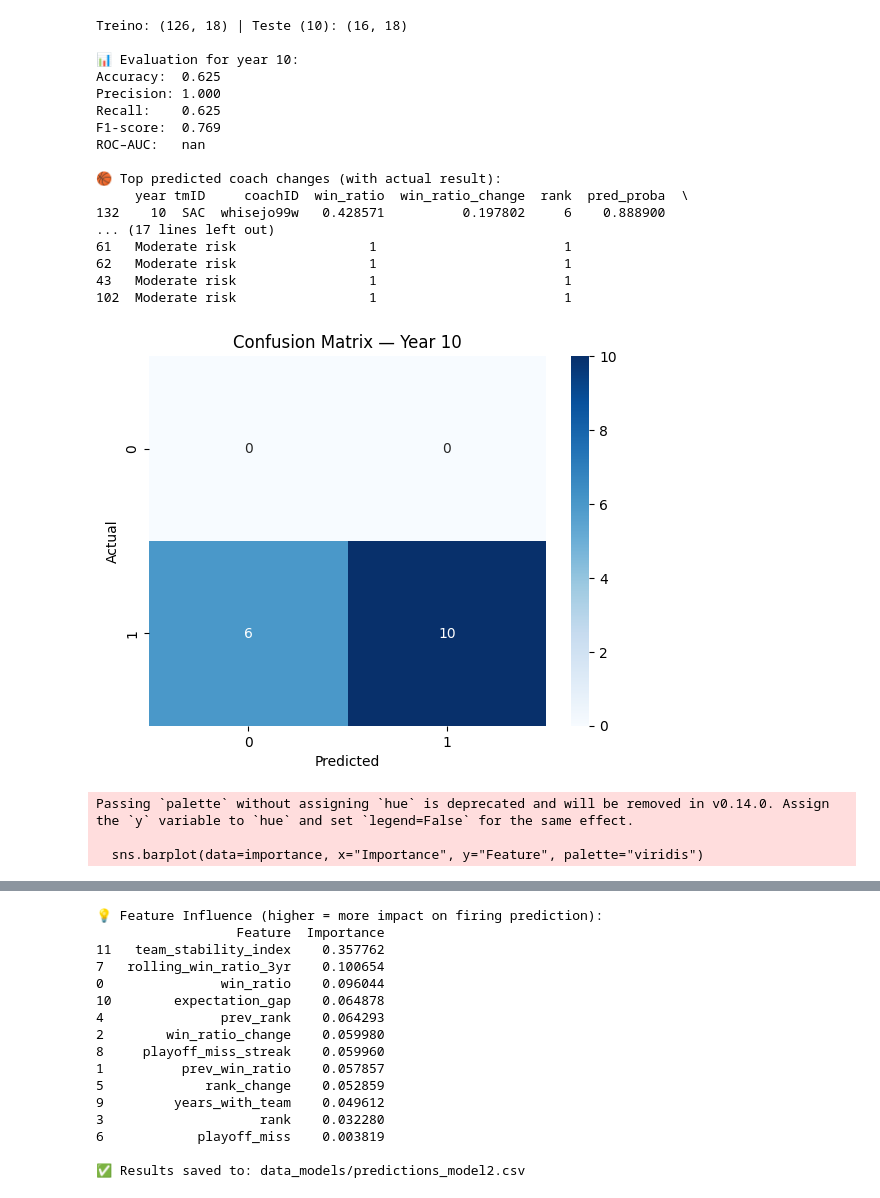
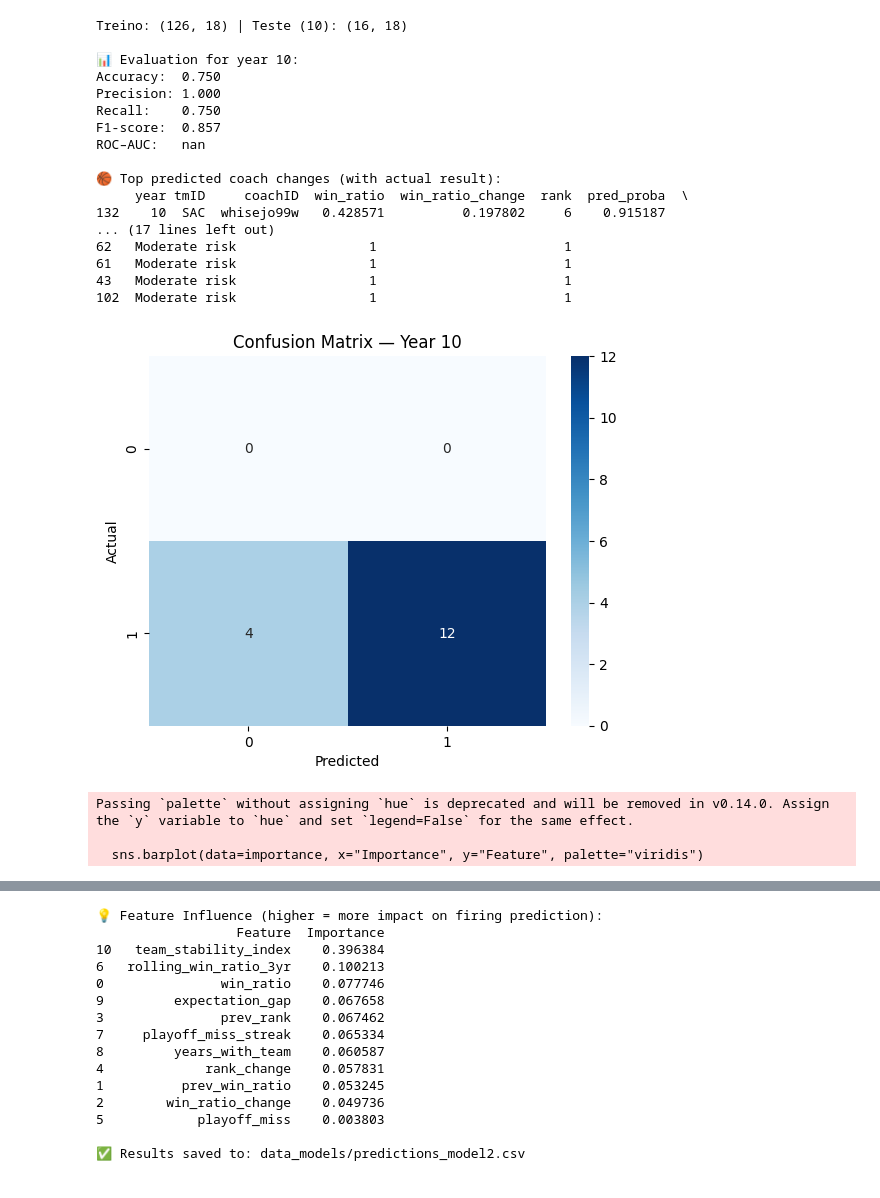
Before and after one commit to torradoov/Data_Mining-WNBA, a Jupyter notebook: 04_b).ipynb, the cells around one changed output, grey strips where cells are left out. Saved outputs shown, nothing was run; the diff lists cells and outputs as text; code cells hidden in the pictures.

```diff
--- a/04_b).ipynb
+++ b/04_b).ipynb
@@ -38,7 +38,7 @@ print(f"Treino: {train_data.shape} | Teste ({target_year}): {test_data.shape}")
 # ===============================================================
 features = [
     "win_ratio", "prev_win_ratio", "win_ratio_change",
-    "rank", "prev_rank", "rank_change", "playoff_miss",
+    "prev_rank", "rank_change", "playoff_miss",
     "rolling_win_ratio_3yr", "playoff_miss_streak", "years_with_team",
     "expectation_gap", "team_stability_index"
 ]
@@ -142,39 +142,39 @@ importance = pd.DataFrame({
     "Importance": model.feature_importances_
 }).sort_values("Importance", ascending=False)
 
 plt.figure(figsize=(8, 5))
 sns.barplot(data=importance, x="Importance", y="Feature", palette="viridis")
 plt.title("Feature Importance — Random Forest")
 plt.show()
 
 print("\n💡 Feature Influence (higher = more impact on firing prediction):")
 print(importance)
 
 # ===============================================================
 # Save predictions
 # ===============================================================
 os.makedirs("data_models", exist_ok=True)
 test_data.to_csv("data_models/predictions_model2.csv", index=False)
 print("\n✅ Results saved to: data_models/predictions_model2.csv")
 # %% [output]
 Treino: (126, 18) | Teste (10): (16, 18)
 
 📊 Evaluation for year 10:
-Accuracy:  0.625
+Accuracy:  0.750
 Precision: 1.000
-Recall:    0.625
-F1-score:  0.769
+Recall:    0.750
+F1-score:  0.857
 ROC–AUC:   nan
 
 🏀 Top predicted coach changes (with actual result):
      year tmID     coachID  win_ratio  win_ratio_change  rank  pred_proba  \
-132    10  SAC  whisejo99w   0.428571          0.197802     6    0.888900
+132    10  SAC  whisejo99w   0.428571          0.197802     6    0.915187
 ... (17 lines left out)
+62   Moderate risk                 1                        1
 61   Moderate risk                 1                        1
-62   Moderate risk                 1                        1
 43   Moderate risk                 1                        1
 102  Moderate risk                 1                        1
-[figure, old version]
+[figure, new version]
 Passing `palette` without assigning `hue` is deprecated and will be removed in v0.14.0. Assign the `y` variable to `hue` and set `legend=False` for the same effect.
 
   sns.barplot(data=importance, x="Importance", y="Feature", palette="viridis")
@@ -182,17 +182,16 @@ Passing `palette` without assigning `hue` is deprecated and will be removed in v
 💡 Feature Influence (higher = more impact on firing prediction):
                   Feature  Importance
-11   team_stability_index    0.357762
-7   rolling_win_ratio_3yr    0.100654
-0               win_ratio    0.096044
-10        expectation_gap    0.064878
-4               prev_rank    0.064293
-2        win_ratio_change    0.059980
-8     playoff_miss_streak    0.059960
-1          prev_win_ratio    0.057857
-5             rank_change    0.052859
-9         years_with_team    0.049612
-3                    rank    0.032280
-6            playoff_miss    0.003819
+10   team_stability_index    0.396384
+6   rolling_win_ratio_3yr    0.100213
+0               win_ratio    0.077746
+9         expectation_gap    0.067658
+3               prev_rank    0.067462
+7     playoff_miss_streak    0.065334
+8         years_with_team    0.060587
+4             rank_change    0.057831
+1          prev_win_ratio    0.053245
+2        win_ratio_change    0.049736
+5            playoff_miss    0.003803
 
 ✅ Results saved to: data_models/predictions_model2.csv
 # %%
```
Also changed, not shown: parts of 2 cells of this notebook, 3 other files.
